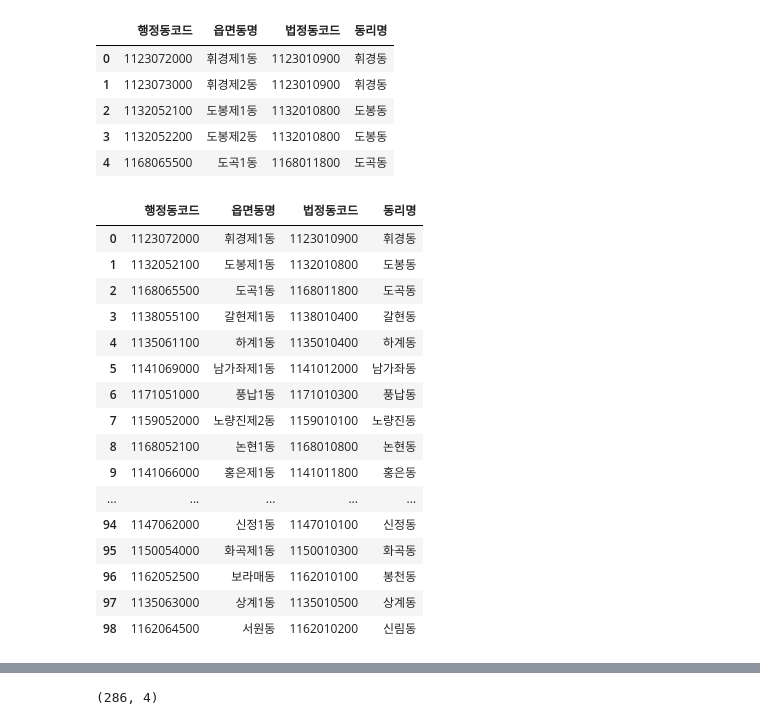
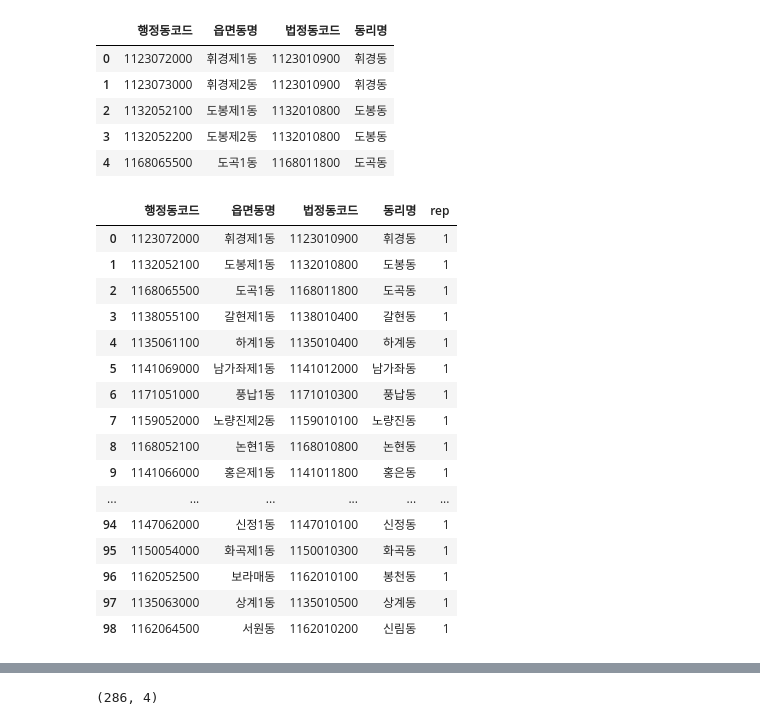
Before and after one commit to kmh5026/SeoBigCam_InfinitePower, a Jupyter notebook: preprocessing/KTH_행정동법정동매칭.ipynb, the cells around one changed output, grey strips where cells are left out. Saved outputs shown, nothing was run; the diff lists cells and outputs as text; code cells hidden in the pictures.

```diff
--- a/preprocessing/KTH_행정동법정동매칭.ipynb
+++ b/preprocessing/KTH_행정동법정동매칭.ipynb
@@ -166,8 +166,3 @@ array(['종로1.2.3.4가동', '명동', '소공동', '사직동', '필동', '청
 hb2 = hb1.copy()
 # %%
 hb2['rep'] = range(742)
-# %%
-b = []
-for i in range(len(hm)):
-  a = hb2[hb2['동리명']==hm[i]]['rep'].to_list()
-  b = a+b
@@ -252,26 +243,26 @@ hangman.head()
 | 3 | 1132052200 | 도봉제2동 | 1132010800 | 도봉동 |
 | 4 | 1168065500 | 도곡1동 | 1168011800 | 도곡동 |
 # %%
-a = hangman.drop_duplicates(['동리명']).reset_index(drop=True)
-a
+angyup = hangman.drop_duplicates(['동리명']).reset_index(drop=True)
+angyup
 # %% [output]
-|  | 행정동코드 | 읍면동명 | 법정동코드 | 동리명 |
-| 0 | 1123072000 | 휘경제1동 | 1123010900 | 휘경동 |
-| 1 | 1132052100 | 도봉제1동 | 1132010800 | 도봉동 |
-| 2 | 1168065500 | 도곡1동 | 1168011800 | 도곡동 |
-| 3 | 1138055100 | 갈현제1동 | 1138010400 | 갈현동 |
-| 4 | 1135061100 | 하계1동 | 1135010400 | 하계동 |
-| 5 | 1141069000 | 남가좌제1동 | 1141012000 | 남가좌동 |
-| 6 | 1171051000 | 풍납1동 | 1171010300 | 풍납동 |
-| 7 | 1159052000 | 노량진제2동 | 1159010100 | 노량진동 |
-| 8 | 1168052100 | 논현1동 | 1168010800 | 논현동 |
-| 9 | 1141066000 | 홍은제1동 | 1141011800 | 홍은동 |
-| ... | ... | ... | ... | ... |
-| 94 | 1147062000 | 신정1동 | 1147010100 | 신정동 |
-| 95 | 1150054000 | 화곡제1동 | 1150010300 | 화곡동 |
-| 96 | 1162052500 | 보라매동 | 1162010100 | 봉천동 |
-| 97 | 1135063000 | 상계1동 | 1135010500 | 상계동 |
-| 98 | 1162064500 | 서원동 | 1162010200 | 신림동 |
+|  | 행정동코드 | 읍면동명 | 법정동코드 | 동리명 | rep |
+| 0 | 1123072000 | 휘경제1동 | 1123010900 | 휘경동 | 1 |
+| 1 | 1132052100 | 도봉제1동 | 1132010800 | 도봉동 | 1 |
+| 2 | 1168065500 | 도곡1동 | 1168011800 | 도곡동 | 1 |
+| 3 | 1138055100 | 갈현제1동 | 1138010400 | 갈현동 | 1 |
+| 4 | 1135061100 | 하계1동 | 1135010400 | 하계동 | 1 |
+| 5 | 1141069000 | 남가좌제1동 | 1141012000 | 남가좌동 | 1 |
+| 6 | 1171051000 | 풍납1동 | 1171010300 | 풍납동 | 1 |
+| 7 | 1159052000 | 노량진제2동 | 1159010100 | 노량진동 | 1 |
+| 8 | 1168052100 | 논현1동 | 1168010800 | 논현동 | 1 |
+| 9 | 1141066000 | 홍은제1동 | 1141011800 | 홍은동 | 1 |
+| ... | ... | ... | ... | ... | ... |
+| 94 | 1147062000 | 신정1동 | 1147010100 | 신정동 | 1 |
+| 95 | 1150054000 | 화곡제1동 | 1150010300 | 화곡동 | 1 |
+| 96 | 1162052500 | 보라매동 | 1162010100 | 봉천동 | 1 |
+| 97 | 1135063000 | 상계1동 | 1135010500 | 상계동 | 1 |
+| 98 | 1162064500 | 서원동 | 1162010200 | 신림동 | 1 |
 # %%
 car = pd.read_table('법정동별차량등록현황_processed.txt',sep=',')
 car1 = car.copy()
```
Also changed, not shown: parts of 21 cells of this notebook.
